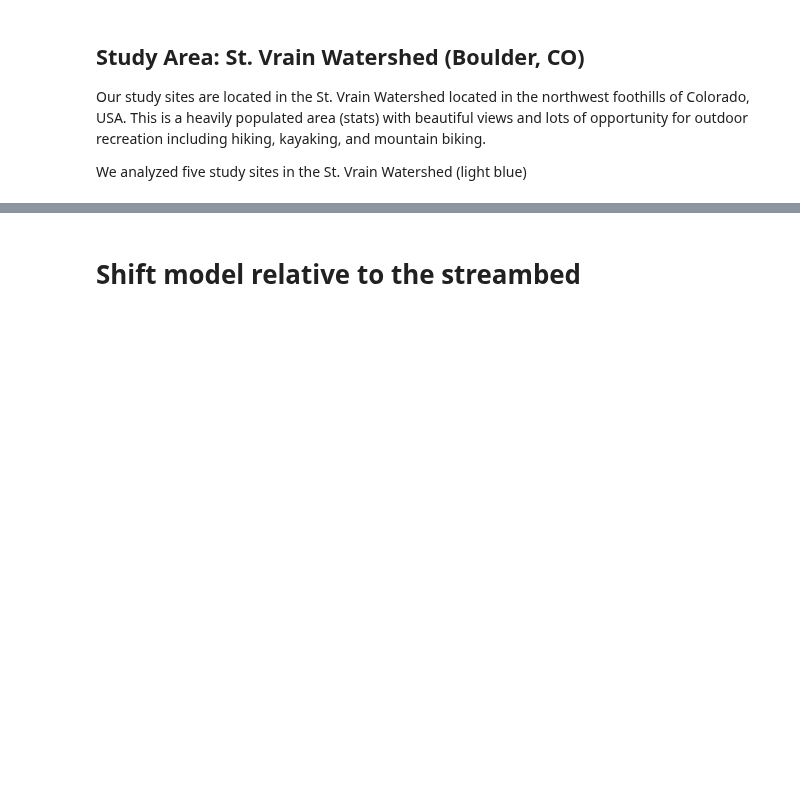
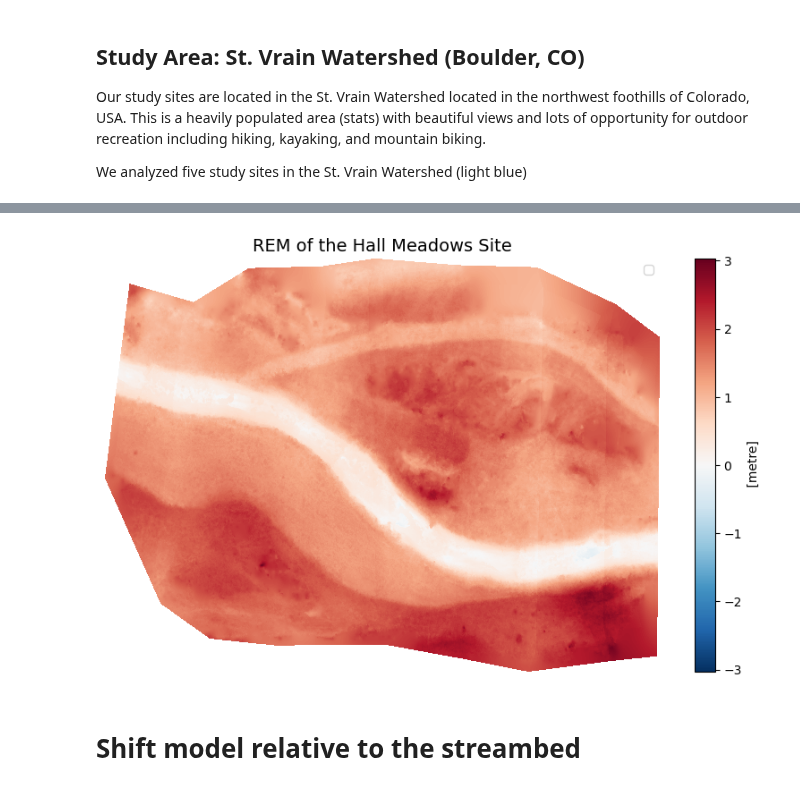
Before and after one commit to lechipman/example-project-repository, a Jupyter notebook: watershed_project_summer23.ipynb, the cells around one changed output, grey strips where cells are left out. Saved outputs shown, nothing was run; the diff lists cells and outputs as text; code cells hidden in the pictures; blank space fills up the shorter version.

```diff
--- a/watershed_project_summer23.ipynb
+++ b/watershed_project_summer23.ipynb
@@ -83,2 +116,11 @@ RasterioIOError: uav_hwy93\DTM_Highway93.tif: TIFFReadDirectory:Failed to read d
+# %%
+# Plot example REM - hall meadows - can add more sites, but takes a long time to run
+fig, ax = plt.subplots(1, 1, figsize=(10, 6))
+plot_model(model = hallmeadows_uav_rem,
+           title = 'REM of the Hall Meadows Site',
+           coarsen = True,
+           ax =ax)
+# %% [output]
+[figure, added]
 # %% [markdown]
 # Shift model relative to the streambed
```
Also changed, not shown: parts of 17 cells of this notebook, 3 other files.
